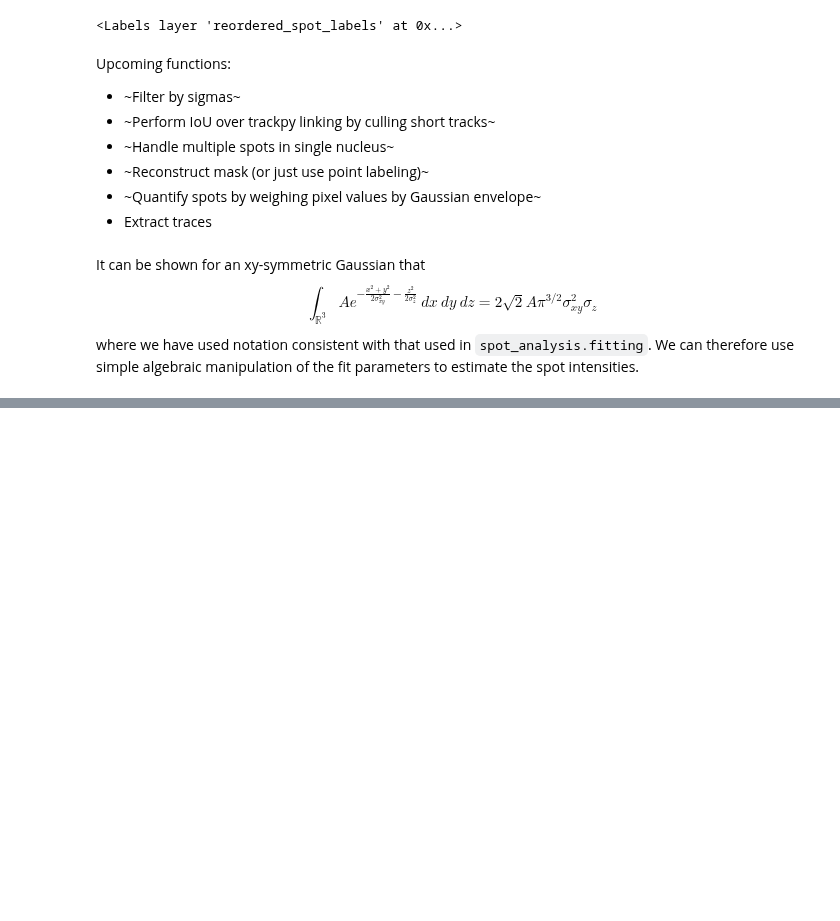
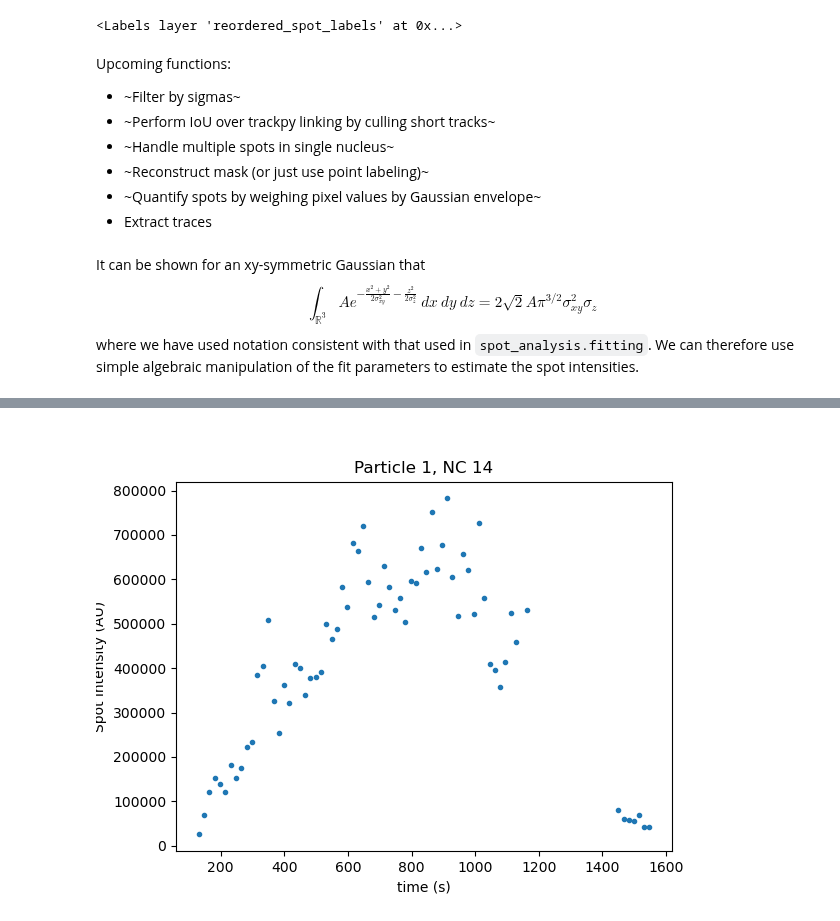
Before and after one commit to GarciaLab/transcription_pipeline, a Jupyter notebook: test.ipynb, the cells around one changed output, grey strips where cells are left out. Saved outputs shown, nothing was run; the diff lists cells and outputs as text; code cells hidden in the pictures; blank space fills up the shorter version.

```diff
--- a/test.ipynb
+++ b/test.ipynb
@@ -138,7 +138,7 @@ mitosis_dataframe = detect_mitosis.construct_lineage(
     min_track_length=3,
     image_dimensions=[256, 512],
     exclude_border=0.02,
-    minimum_age=8,
+    minimum_age=5,
 )
 
 reordered_labels, reordered_labels_futures, _ = track_features.reorder_labels_parallel(
@@ -364,0 +273,6 @@ array(array([0, 1, 2]), dtype=object)
+# %%
+compiled_dataframe = compile_data.compile_traces(
+    spot_dataframe,
+    nuclear_tracking_dataframe=mitosis_dataframe,
+    compile_columns_nuclear=["nuclear_cycle", "division_time"],
+)
@@ -364,0 +297,41 @@ array(array([0, 1, 2]), dtype=object)
+# %%
+%matplotlib widget
+# This is taken from https://stackoverflow.com/questions/18390461/scroll-backwards-and-forwards-through-matplotlib-plots
+import matplotlib.pyplot as plt
+
+traces = plottable.generate_trace_plot_list(compiled_dataframe)
+
+curr_pos = 0
+
+
+def key_event(e):
+    global curr_pos
+
+    if e.key == "right":
+        curr_pos = curr_pos + 1
+    elif e.key == "left":
+        curr_pos = curr_pos - 1
+    else:
+        return
+    curr_pos = curr_pos % len(traces)
+
+    ax.cla()
+    ax.plot(traces[curr_pos][0], traces[curr_pos][1], ".")
+    ax.set_xlabel("time (s)")
+    ax.set_ylabel("Spot intensity (AU)")
+    ax.set_title(f"Particle {traces[curr_pos][2]}, NC {traces[curr_pos][3]}")
+    fig.canvas.draw()
+
+
+fig = plt.figure()
+fig.canvas.mpl_connect("key_press_event", key_event)
+
+ax = fig.add_subplot(111)
+ax.plot(traces[curr_pos][0], traces[curr_pos][1], ".")
+ax.set_xlabel("time (s)")
+ax.set_ylabel("Spot intensity (AU)")
+ax.set_title(f"Particle {traces[curr_pos][2]}, NC {traces[curr_pos][3]}")
+
+plt.show()
+# %% [output]
+[figure, added]
```
Also changed, not shown: parts of 22 cells of this notebook, 3 other files.
